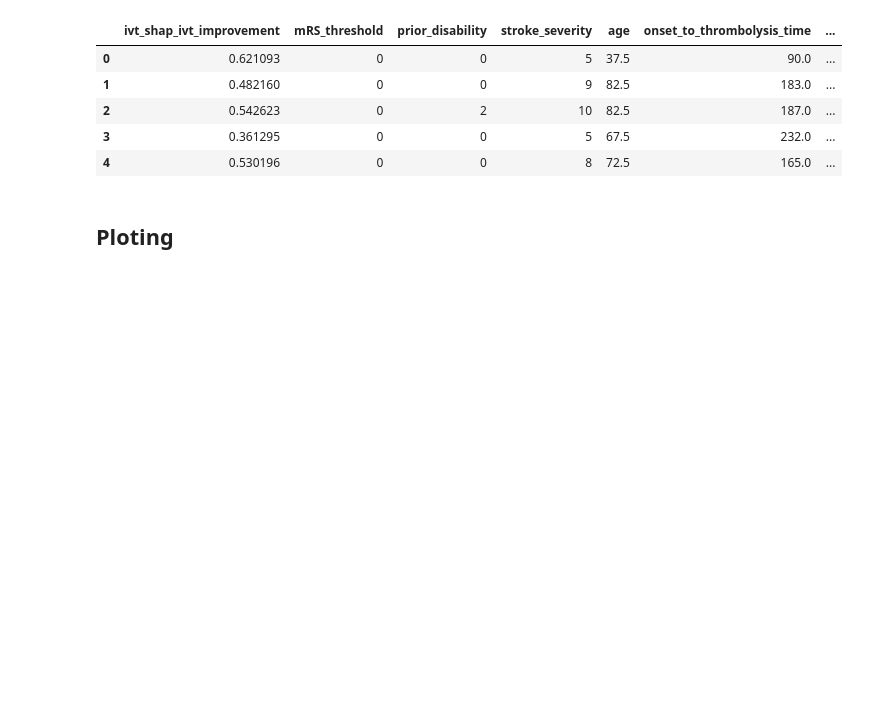
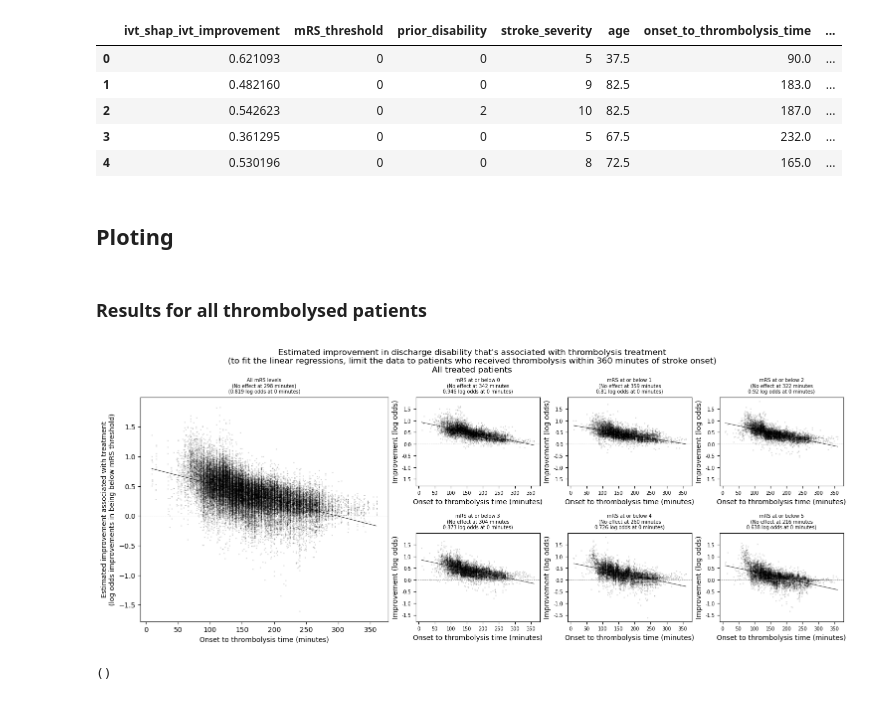
Before and after one commit to samuel-book/thrombolysis_clinical_trials_ml_paper, a Jupyter notebook: 05_thrombolysis_decay.ipynb, the cells around one changed output. Saved outputs shown, nothing was run; the diff lists cells and outputs as text; code cells hidden in the pictures; blank space fills up the shorter version.

```diff
--- a/05_thrombolysis_decay.ipynb
+++ b/05_thrombolysis_decay.ipynb
@@ -551,3 +557,14 @@ def create_sns_mosaic_plot(df, filename_suffix, title_suffix, max_treatment_time
     plt.show()
 
     return()
+# %% [markdown]
+### Results for all thrombolysed patients
+# %%
+k = 0
+max_treatment_time = 360
+df = df_shap_ivt_effect[df_shap_ivt_effect['kfold'] == k]
+create_sns_mosaic_plot(df, filename_suffix="all_patients", title_suffix="All treated patients",
+                       max_treatment_time=max_treatment_time)
+# %% [output]
+[figure, added]
+()
```
Also changed, not shown: parts of 15 cells of this notebook.
